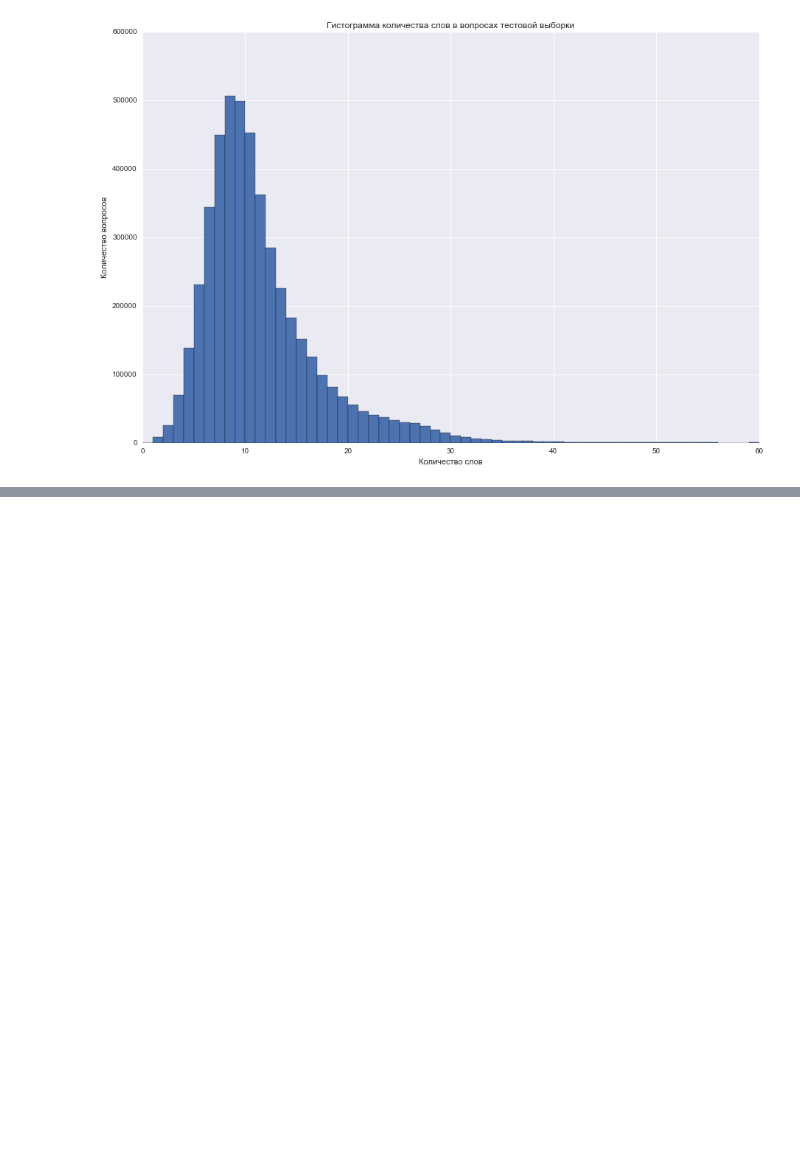
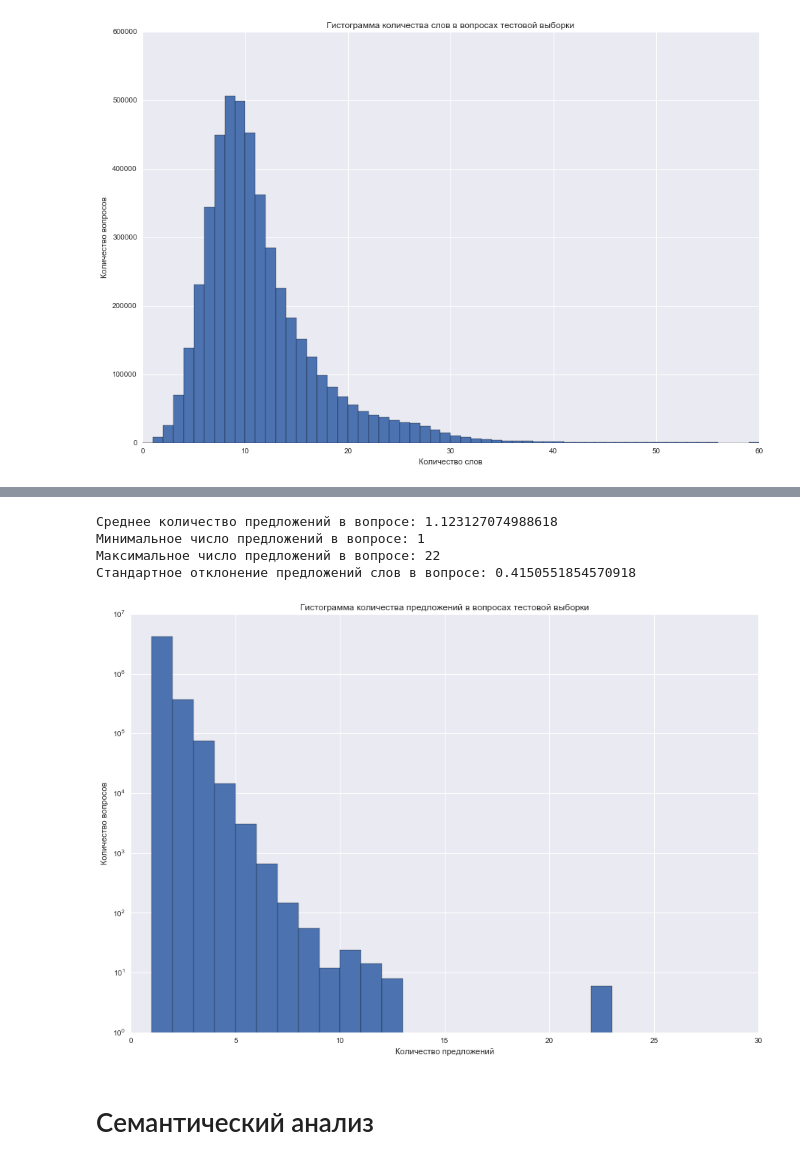
Before and after one commit to swoopyy/minor-proj, a Jupyter notebook: EDA-refactored.ipynb, the cells around one changed output, grey strips where cells are left out. Saved outputs shown, nothing was run; the diff lists cells and outputs as text; code cells hidden in the pictures; blank space fills up the shorter version.

```diff
--- a/EDA-refactored.ipynb
+++ b/EDA-refactored.ipynb
@@ -19,7 +22,7 @@ df_train.head()
 | 3 | 3 | 7 | 8 | Why am I mentally very lonely? Ho... | Find the remainder when [math]23^... | 0 |
 | 4 | 4 | 9 | 10 | Which one dissolve in water quikl... | Which fish would survive in salt ... | 0 |
 # %%
-df_test = pd.read_csv('/Users/denissamohvalov/Documents/minor-project/test.csv')
+df_test = pd.read_csv('')
 df_test.head()
 # %% [output]
 |  | test_id | question1 | question2 |
@@ -146,8 +148,6 @@ print('Стандартное отклонение числа слов в воп
 [figure]
 # %%
 # Тестовая выборка
-question1_test = df_test['question1'].tolist()
-question2_test = df_test['question2'].tolist()
 train_qs = pd.Series(question1_test + question2_test).astype(str)
 
 dist_train = test_qs.apply(lambda x: x.split()).apply(len)
@@ -169,0 +194,23 @@ print('Стандартное отклонение числа слов в воп
+# %%
+# Тестовая выборка
+train_qs = pd.Series(question1_test + question2_test).astype(str)
+dist_train = train_qs.apply(tokenizer.tokenize).apply(len)
+plt.figure(figsize=(15, 10))
+plt.hist(dist_train, bins=30, range=[0, 30])
+plt.title('Гистограмма количества предложений в вопросах тестовой выборки')
+plt.yscale('log')
+plt.legend()
+plt.xlabel('Количество предложений')
+plt.ylabel('Количество вопросов')
+print('Среднее количество предложений в вопросе: %s' % dist_train.mean())
+print('Минимальное число предложений в вопросе: %s' % dist_train.min())
+print('Максимальное число предложений в вопросе: %s' % dist_train.max())
+print('Стандартное отклонение предложений  в вопросе: %s' % dist_train.std())
+# %% [output]
+Среднее количество предложений в вопросе: 1.123127074988618
+Минимальное число предложений в вопросе: 1
+Максимальное число предложений в вопросе: 22
+Стандартное отклонение предложений слов в вопросе: 0.4150551854570918
+[figure, added]
+# %% [markdown]
+# Cемантический анализ
```
Also changed, not shown: parts of 8 cells of this notebook.
